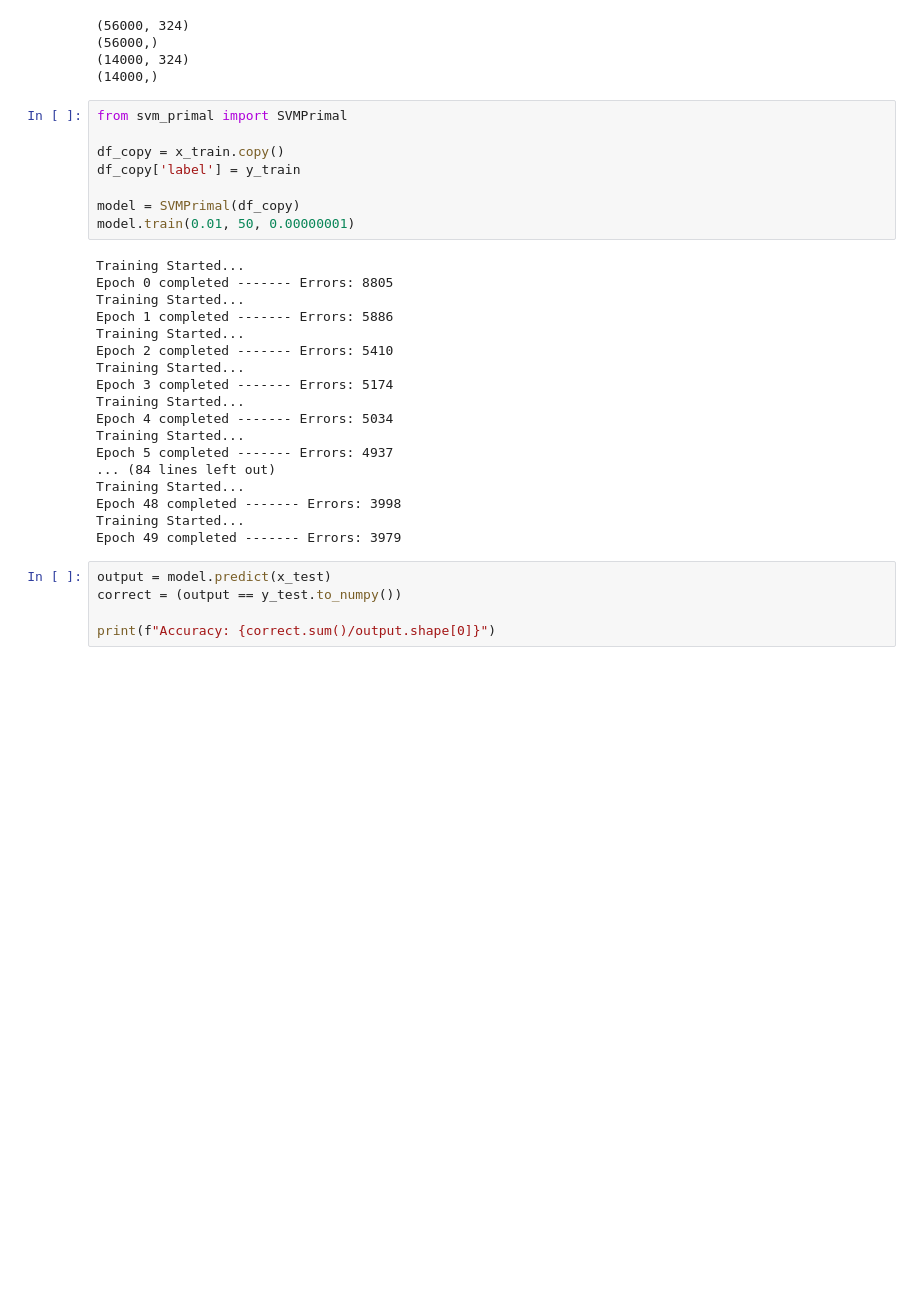
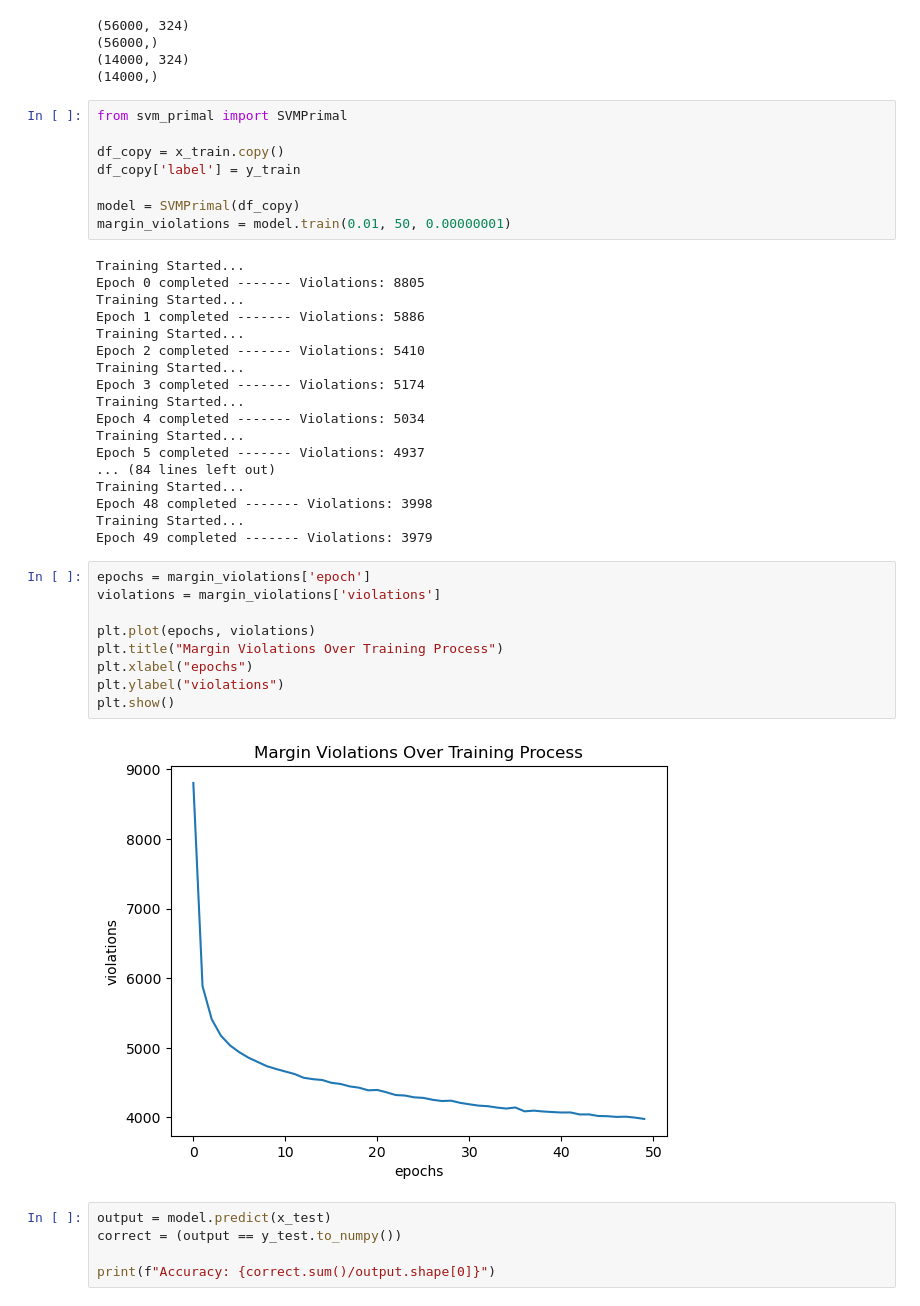
Before and after one commit to tarek-moh/The-MNIST-Suite, a Jupyter notebook: models/svm-primal/svm-primal.ipynb, the cells around one changed output. Drawn from its saved outputs; the diff is of its cells as text; blank space fills up the shorter version.

```diff
--- a/models/svm-primal/svm-primal.ipynb
+++ b/models/svm-primal/svm-primal.ipynb
@@ -178,25 +198,36 @@ df_copy = x_train.copy()
 df_copy['label'] = y_train
 
 model = SVMPrimal(df_copy)
-model.train(0.01, 50, 0.00000001)
+margin_violations = model.train(0.01, 50, 0.00000001)
 # %% [output]
 Training Started...
-Epoch 0 completed ------- Errors: 8805
+Epoch 0 completed ------- Violations: 8805
 Training Started...
-Epoch 1 completed ------- Errors: 5886
+Epoch 1 completed ------- Violations: 5886
 Training Started...
-Epoch 2 completed ------- Errors: 5410
+Epoch 2 completed ------- Violations: 5410
 Training Started...
-Epoch 3 completed ------- Errors: 5174
+Epoch 3 completed ------- Violations: 5174
 Training Started...
-Epoch 4 completed ------- Errors: 5034
+Epoch 4 completed ------- Violations: 5034
 Training Started...
-Epoch 5 completed ------- Errors: 4937
+Epoch 5 completed ------- Violations: 4937
 ... (84 lines left out)
 Training Started...
-Epoch 48 completed ------- Errors: 3998
+Epoch 48 completed ------- Violations: 3998
 Training Started...
-Epoch 49 completed ------- Errors: 3979
+Epoch 49 completed ------- Violations: 3979
+# %%
+epochs = margin_violations['epoch']
+violations = margin_violations['violations']
+
+plt.plot(epochs, violations)
+plt.title("Margin Violations Over Training Process")
+plt.xlabel("epochs")
+plt.ylabel("violations")
+plt.show()
+# %% [output]
+[figure, added]
 # %%
 output = model.predict(x_test)
 correct = (output == y_test.to_numpy())
```
Also changed, not shown: parts of 9 cells of this notebook, 1 other file.
